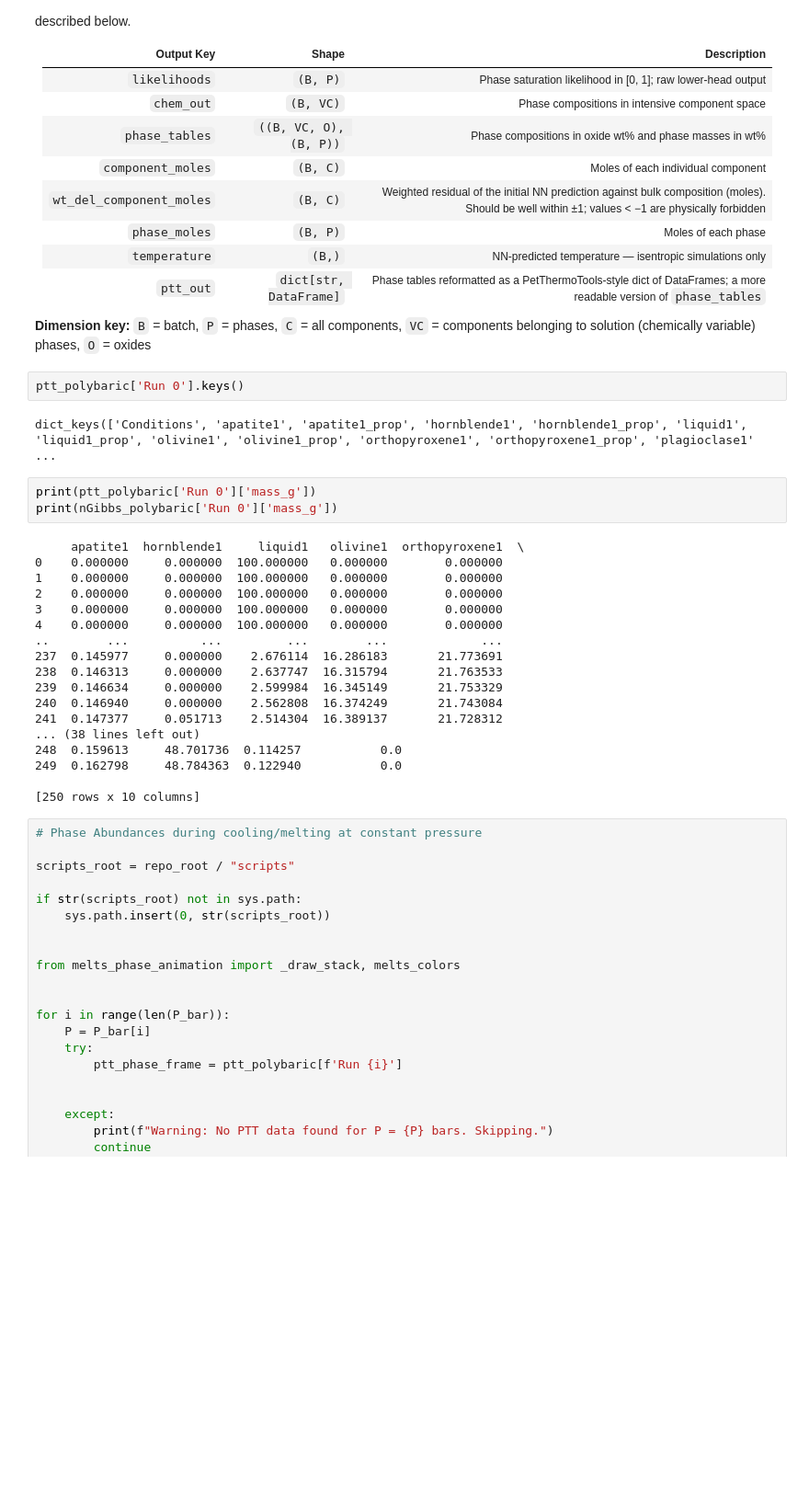
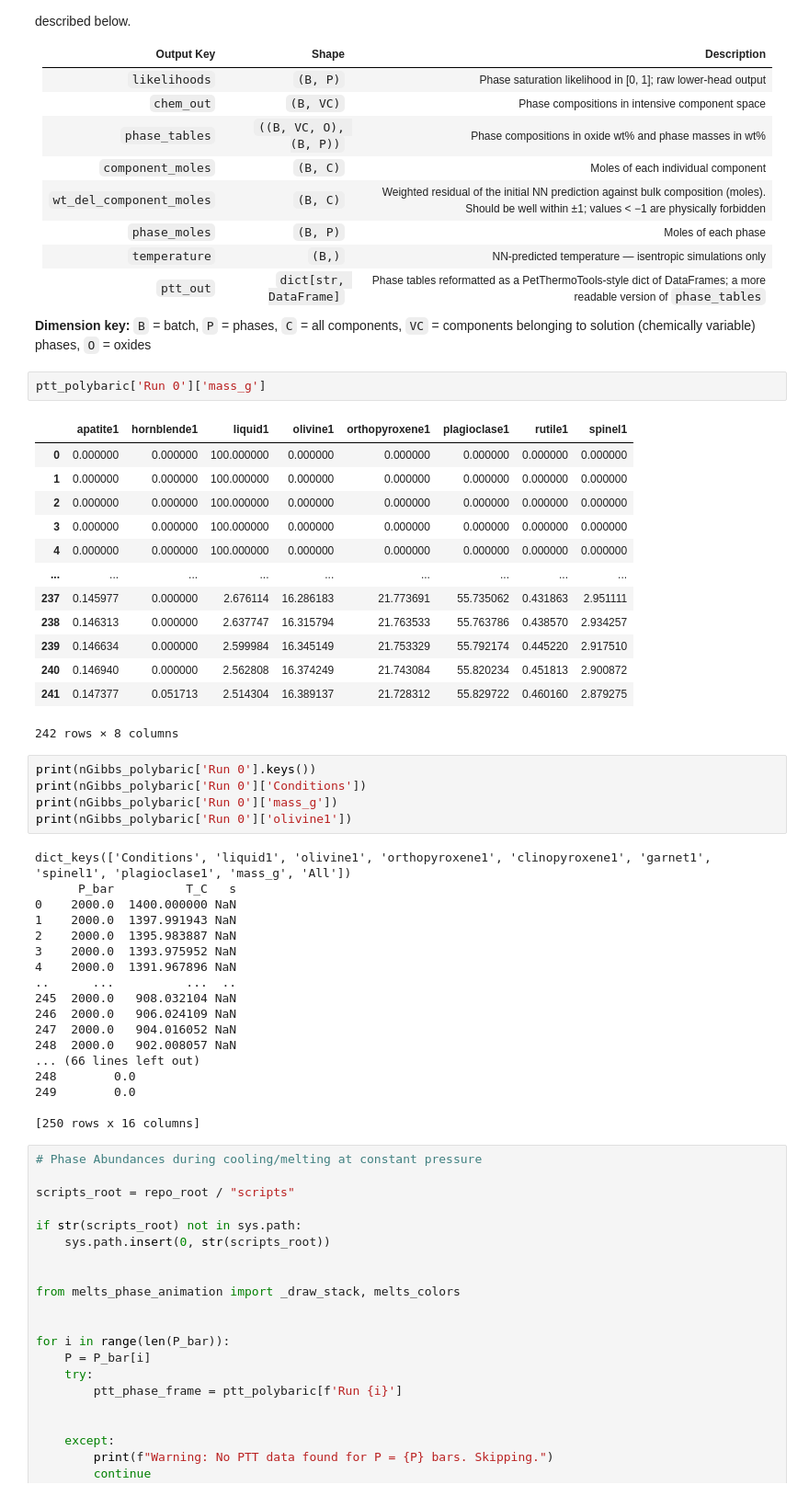
Before and after one commit to benjthyer/nGibbs, a Jupyter notebook: notebooks/MELTS_tutorial.ipynb, the cells around one changed output. Shown at 92% size. Saved outputs shown, nothing was run; the diff lists cells and outputs as text; blank space fills up the shorter version.

```diff
--- a/notebooks/MELTS_tutorial.ipynb
+++ b/notebooks/MELTS_tutorial.ipynb
@@ -178,30 +178,44 @@ The `ForwardMB` call returns a dict keyed by the output names you request. Each
 
 **Dimension key:** `B` = batch, `P` = phases, `C` = all components, `VC` = components belonging to solution (chemically variable) phases, `O` = oxides
 # %%
-ptt_polybaric['Run 0'].keys()
+ptt_polybaric['Run 0']['mass_g']
 # %% [output]
+|  | apatite1 | hornblende1 | liquid1 | olivine1 | orthopyroxene1 | plagioclase1 | rutile1 | spinel1 |
+| 0 | 0.000000 | 0.000000 | 100.000000 | 0.000000 | 0.000000 | 0.000000 | 0.000000 | 0.000000 |
+| 1 | 0.000000 | 0.000000 | 100.000000 | 0.000000 | 0.000000 | 0.000000 | 0.000000 | 0.000000 |
+| 2 | 0.000000 | 0.000000 | 100.000000 | 0.000000 | 0.000000 | 0.000000 | 0.000000 | 0.000000 |
+| 3 | 0.000000 | 0.000000 | 100.000000 | 0.000000 | 0.000000 | 0.000000 | 0.000000 | 0.000000 |
+| 4 | 0.000000 | 0.000000 | 100.000000 | 0.000000 | 0.000000 | 0.000000 | 0.000000 | 0.000000 |
+| ... | ... | ... | ... | ... | ... | ... | ... | ... |
+| 237 | 0.145977 | 0.000000 | 2.676114 | 16.286183 | 21.773691 | 55.735062 | 0.431863 | 2.951111 |
+| 238 | 0.146313 | 0.000000 | 2.637747 | 16.315794 | 21.763533 | 55.763786 | 0.438570 | 2.934257 |
+| 239 | 0.146634 | 0.000000 | 2.599984 | 16.345149 | 21.753329 | 55.792174 | 0.445220 | 2.917510 |
+| 240 | 0.146940 | 0.000000 | 2.562808 | 16.374249 | 21.743084 | 55.820234 | 0.451813 | 2.900872 |
+| 241 | 0.147377 | 0.051713 | 2.514304 | 16.389137 | 21.728312 | 55.829722 | 0.460160 | 2.879275 |
-dict_keys(['Conditions', 'apatite1', 'apatite1_prop', 'hornblende1', 'hornblende1_prop', 'liquid1', 'liquid1_prop', 'olivine1', 'olivine1_prop', 'orthopyroxene1', 'orthopyroxene1_prop', 'plagioclase1' ...
+242 rows × 8 columns
 # %%
-print(ptt_polybaric['Run 0']['mass_g'])
+print(nGibbs_polybaric['Run 0'].keys())
+print(nGibbs_polybaric['Run 0']['Conditions'])
 print(nGibbs_polybaric['Run 0']['mass_g'])
+print(nGibbs_polybaric['Run 0']['olivine1'])
 # %% [output]
-     apatite1  hornblende1     liquid1   olivine1  orthopyroxene1  \
-0    0.000000     0.000000  100.000000   0.000000        0.000000
-1    0.000000     0.000000  100.000000   0.000000        0.000000
-2    0.000000     0.000000  100.000000   0.000000        0.000000
-3    0.000000     0.000000  100.000000   0.000000        0.000000
-4    0.000000     0.000000  100.000000   0.000000        0.000000
-..        ...          ...         ...        ...             ...
-237  0.145977     0.000000    2.676114  16.286183       21.773691
-238  0.146313     0.000000    2.637747  16.315794       21.763533
-239  0.146634     0.000000    2.599984  16.345149       21.753329
-240  0.146940     0.000000    2.562808  16.374249       21.743084
-241  0.147377     0.051713    2.514304  16.389137       21.728312
-... (38 lines left out)
-248  0.159613     48.701736  0.114257           0.0
-249  0.162798     48.784363  0.122940           0.0
+dict_keys(['Conditions', 'liquid1', 'olivine1', 'orthopyroxene1', 'clinopyroxene1', 'garnet1', 'spinel1', 'plagioclase1', 'mass_g', 'All'])
+      P_bar          T_C   s
+0    2000.0  1400.000000 NaN
+1    2000.0  1397.991943 NaN
+2    2000.0  1395.983887 NaN
+3    2000.0  1393.975952 NaN
+4    2000.0  1391.967896 NaN
+..      ...          ...  ..
+245  2000.0   908.032104 NaN
+246  2000.0   906.024109 NaN
+247  2000.0   904.016052 NaN
+248  2000.0   902.008057 NaN
+... (66 lines left out)
+248        0.0
+249        0.0
 
-[250 rows x 10 columns]
+[250 rows x 16 columns]
 # %%
 # Phase Abundances during cooling/melting at constant pressure
 
```
Also changed, not shown: parts of 2 cells of this notebook, 5 other files.
